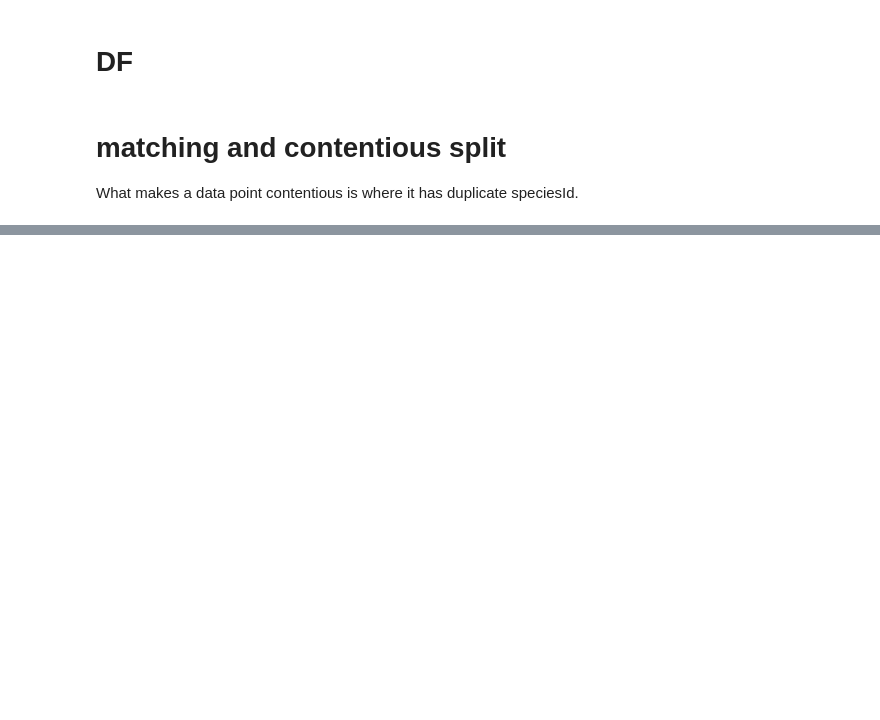
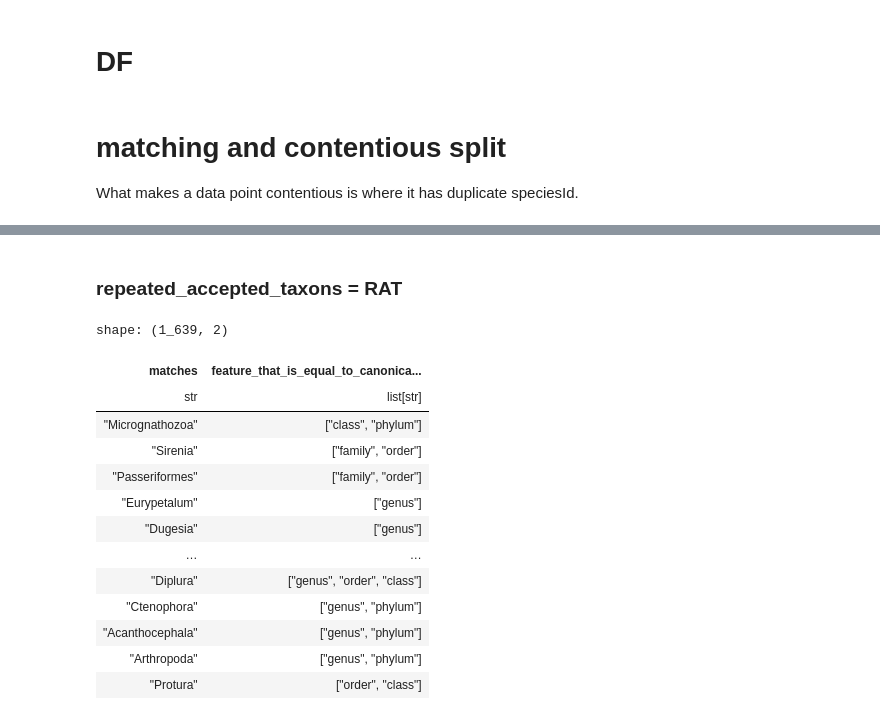
Before and after one commit to roberthobblebottom/lkcnhm_data_wrangling, a Jupyter notebook: __marimo__/more R translation.ipynb, the cells around one changed output, grey strips where cells are left out. Cells and saved outputs as stored; diff of their text form; code cells hidden in the pictures; blank space fills up the shorter version.

```diff
--- a/__marimo__/more R translation.ipynb
+++ b/__marimo__/more R translation.ipynb
@@ -113,0 +100,7 @@ for _c in _priority_columns:
+# %%
+repeated_accepted_taxons = accepted_taxon_lookup.filter(
+    pl.col("canonicalName").is_duplicated()
+)
+# repeated_accepted_taxons.group_by("canonicalName").len().sort("len").collect()
+# %% [markdown]
+### repeated_accepted_taxons = RAT
@@ -113,0 +109,58 @@ for _c in _priority_columns:
+# %%
+priority_columns = [
+    "infraspecificEpithet",
+    "specificEpithet",
+    "genus",
+    "family",
+    "order",
+    "class",
+    "phylum",
+    "kingdom",
+    # "domain",
+]
+
+_schema = {
+    "feature_that_is_equal_to_canonicalName": pl.String,
+    "matches": pl.String,
+}
+
+RAT_interim = pl.DataFrame(schema=_schema)
+for _c in priority_columns:
+    _a = (
+        repeated_accepted_taxons.filter(pl.col("canonicalName") == pl.col(_c))
+        .select("canonicalName")
+        .unique()
+        .collect()
+    )
+    if _a.shape[0] != 0:
+        _t = _a["canonicalName"].to_list()
+
+        _row = pl.DataFrame(
+            data={"feature_that_is_equal_to_canonicalName": _c, "matches": _t},
+            schema=_schema,
+        )
+        RAT_interim = RAT_interim.vstack(_row)
+RAT_feats = (
+    RAT_interim.group_by("matches")
+    .agg(pl.col("feature_that_is_equal_to_canonicalName").str.join(", "))
+    .with_columns(
+        pl.col("feature_that_is_equal_to_canonicalName").str.split(", ")
+    )
+    .sort("feature_that_is_equal_to_canonicalName")
+)
+RAT_feats
+# %% [output]
+shape: (1_639, 2)
+| matches | feature_that_is_equal_to_canonica... |
+| str | list[str] |
+| "Micrognathozoa" | ["class", "phylum"] |
+| "Sirenia" | ["family", "order"] |
+| "Passeriformes" | ["family", "order"] |
+| "Eurypetalum" | ["genus"] |
+| "Dugesia" | ["genus"] |
+| … | … |
+| "Diplura" | ["genus", "order", "class"] |
+| "Ctenophora" | ["genus", "phylum"] |
+| "Acanthocephala" | ["genus", "phylum"] |
+| "Arthropoda" | ["genus", "phylum"] |
+| "Protura" | ["order", "class"] |
```
Also changed, not shown: parts of 15 cells of this notebook, 8 other files.
